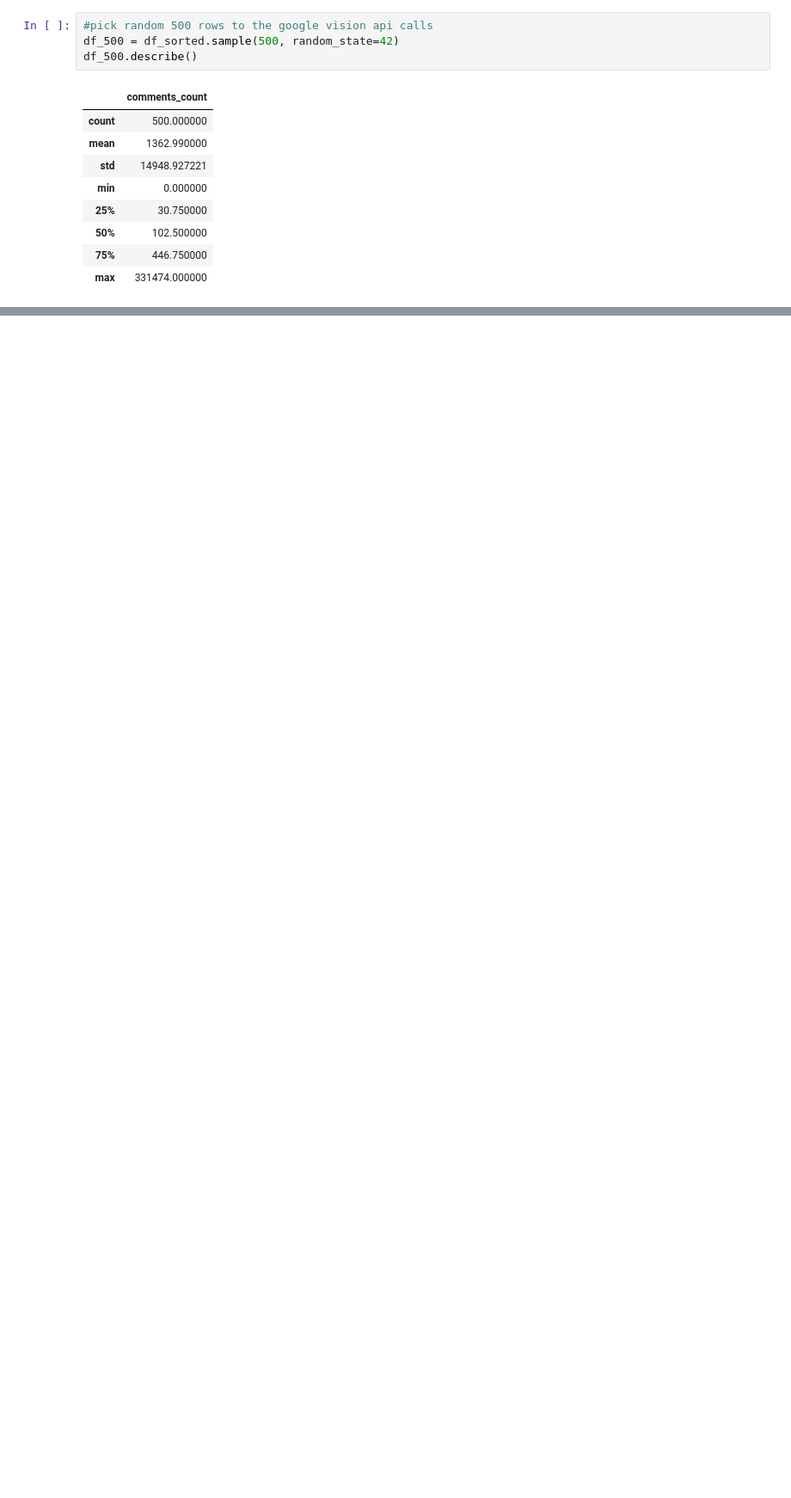
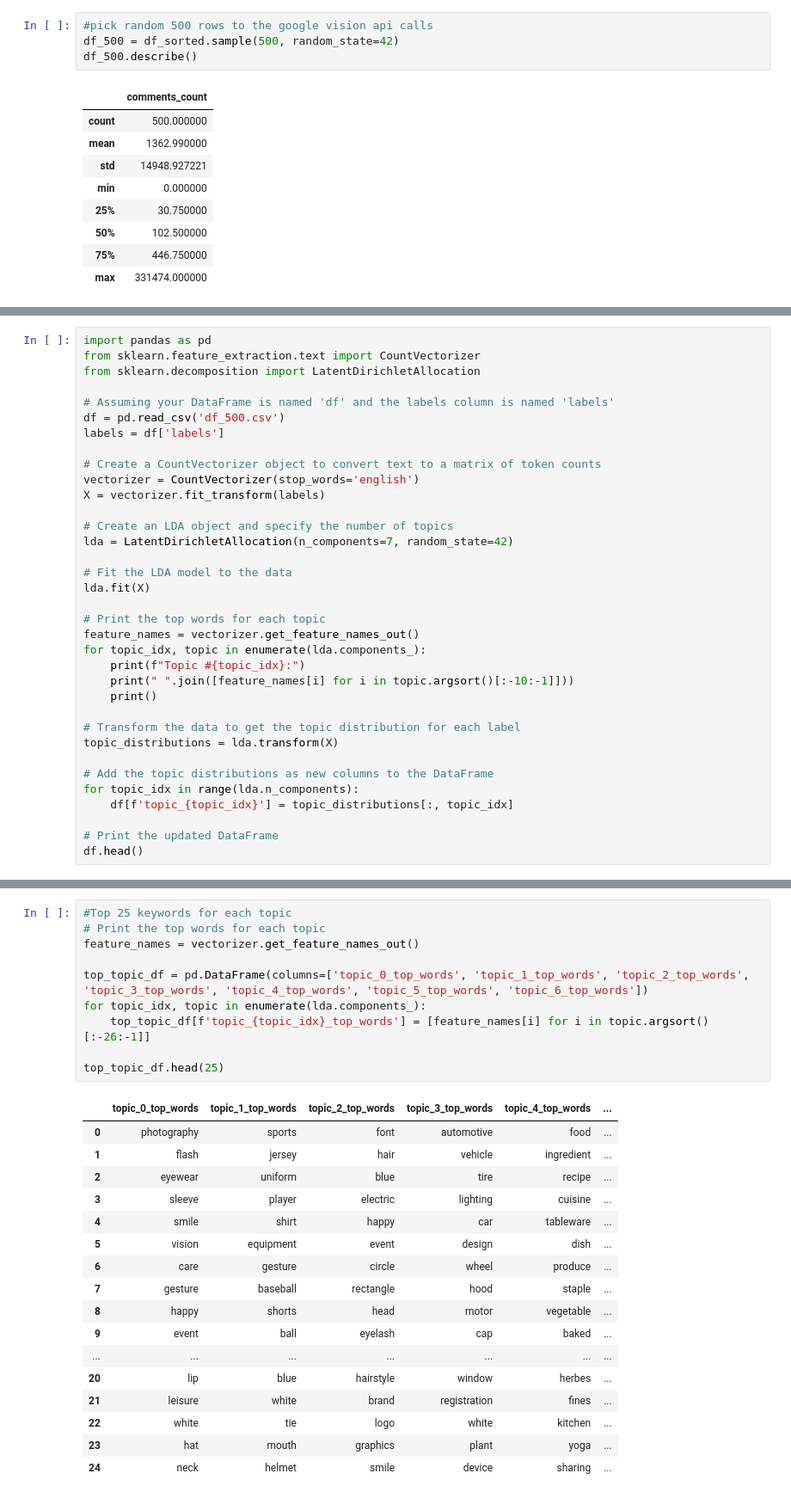
Before and after one commit to krishangupta33/topic-modeling-social-media-analytics, a Jupyter notebook: main.ipynb, the cells around one changed output, grey strips where cells are left out. Shown: that part at 86% size. Cells and saved outputs as stored; diff of their text form; blank space fills up the shorter version.

```diff
--- a/main.ipynb
+++ b/main.ipynb
@@ -243,0 +190,35 @@ df_500.to_csv('df_500.csv', index=False)
+# %%
+import pandas as pd
+from sklearn.feature_extraction.text import CountVectorizer
+from sklearn.decomposition import LatentDirichletAllocation
+
+# Assuming your DataFrame is named 'df' and the labels column is named 'labels'
+df = pd.read_csv('df_500.csv')
+labels = df['labels']
+
+# Create a CountVectorizer object to convert text to a matrix of token counts
+vectorizer = CountVectorizer(stop_words='english')
+X = vectorizer.fit_transform(labels)
+
+# Create an LDA object and specify the number of topics
+lda = LatentDirichletAllocation(n_components=7, random_state=42)
+
+# Fit the LDA model to the data
+lda.fit(X)
+
+# Print the top words for each topic
+feature_names = vectorizer.get_feature_names_out()
+for topic_idx, topic in enumerate(lda.components_):
+    print(f"Topic #{topic_idx}:")
+    print(" ".join([feature_names[i] for i in topic.argsort()[:-10:-1]]))
+    print()
+
+# Transform the data to get the topic distribution for each label
+topic_distributions = lda.transform(X)
+
+# Add the topic distributions as new columns to the DataFrame
+for topic_idx in range(lda.n_components):
+    df[f'topic_{topic_idx}'] = topic_distributions[:, topic_idx]
+
+# Print the updated DataFrame
+df.head()
@@ -243,0 +267,28 @@ df_500.to_csv('df_500.csv', index=False)
+# %%
+#Top 25 keywords for each topic
+# Print the top words for each topic
+feature_names = vectorizer.get_feature_names_out()
+
+top_topic_df = pd.DataFrame(columns=['topic_0_top_words', 'topic_1_top_words', 'topic_2_top_words', 'topic_3_top_words', 'topic_4_top_words', 'topic_5_top_words', 'topic_6_top_words'])
+for topic_idx, topic in enumerate(lda.components_):
+    top_topic_df[f'topic_{topic_idx}_top_words'] = [feature_names[i] for i in topic.argsort()[:-26:-1]]
+
+top_topic_df.head(25)
+# %% [output]
+|  | topic_0_top_words | topic_1_top_words | topic_2_top_words | topic_3_top_words | topic_4_top_words | ... |
+| 0 | photography | sports | font | automotive | food | ... |
+| 1 | flash | jersey | hair | vehicle | ingredient | ... |
+| 2 | eyewear | uniform | blue | tire | recipe | ... |
+| 3 | sleeve | player | electric | lighting | cuisine | ... |
+| 4 | smile | shirt | happy | car | tableware | ... |
+| 5 | vision | equipment | event | design | dish | ... |
+| 6 | care | gesture | circle | wheel | produce | ... |
+| 7 | gesture | baseball | rectangle | hood | staple | ... |
+| 8 | happy | shorts | head | motor | vegetable | ... |
+| 9 | event | ball | eyelash | cap | baked | ... |
+| ... | ... | ... | ... | ... | ... | ... |
+| 20 | lip | blue | hairstyle | window | herbes | ... |
+| 21 | leisure | white | brand | registration | fines | ... |
+| 22 | white | tie | logo | white | kitchen | ... |
+| 23 | hat | mouth | graphics | plant | yoga | ... |
+| 24 | neck | helmet | smile | device | sharing | ... |
```
Also changed, not shown: parts of 28 cells of this notebook.
